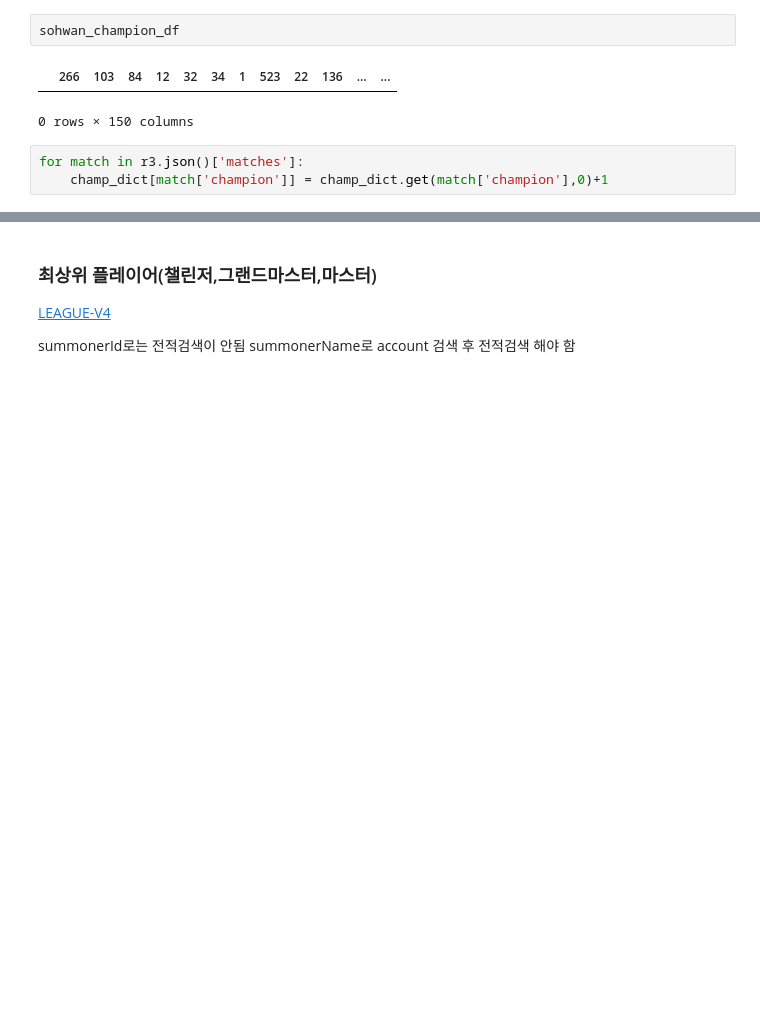
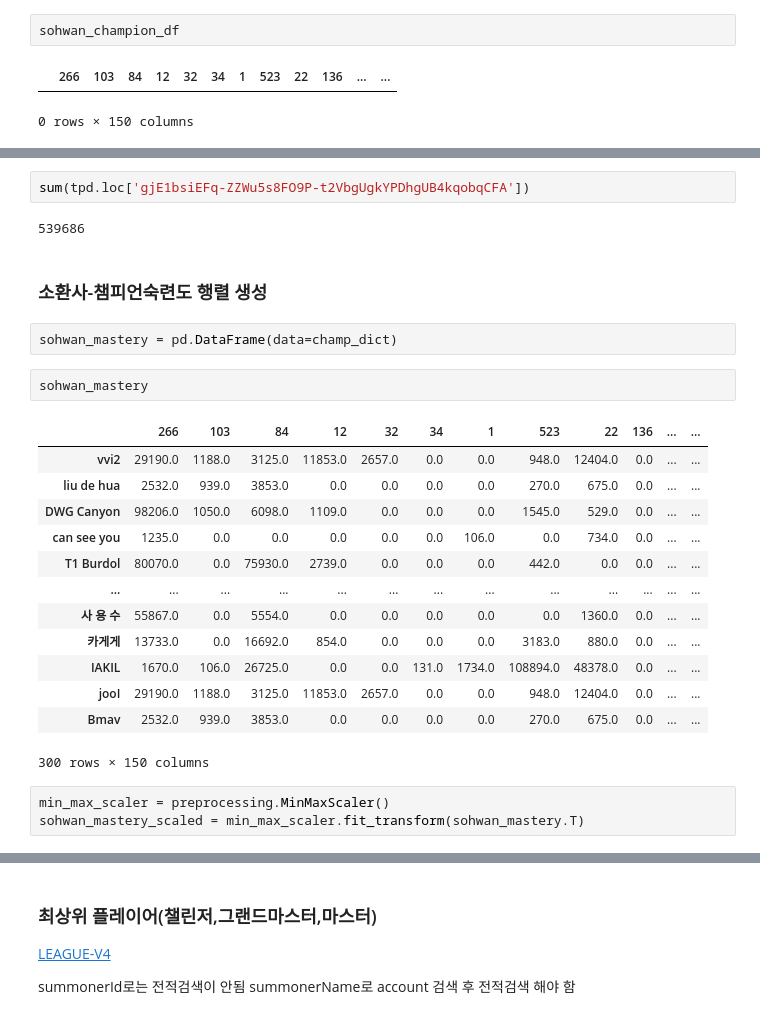
Before and after one commit to bright-jun/LOLBTI, a Jupyter notebook: doc/Riot API.ipynb, the cells around one changed output, grey strips where cells are left out. Cells and saved outputs as stored; diff of their text form; blank space fills up the shorter version.

```diff
--- a/doc/Riot API.ipynb
+++ b/doc/Riot API.ipynb
@@ -280,6 +311,3 @@ sohwan_champion_df
 # %% [output]
 |  | 266 | 103 | 84 | 12 | 32 | 34 | 1 | 523 | 22 | 136 | ... | ... |
 0 rows × 150 columns
-# %%
-for match in r3.json()['matches']:
-    champ_dict[match['champion']] = champ_dict.get(match['champion'],0)+1
@@ -305,0 +415,27 @@ champ_dict
+# %%
+sum(tpd.loc['gjE1bsiEFq-ZZWu5s8FO9P-t2VbgUgkYPDhgUB4kqobqCFA'])
+# %% [output]
+539686
+# %% [markdown]
+### 소환사-챔피언숙련도 행렬 생성
+# %%
+sohwan_mastery = pd.DataFrame(data=champ_dict)
+# %%
+sohwan_mastery
+# %% [output]
+|  | 266 | 103 | 84 | 12 | 32 | 34 | 1 | 523 | 22 | 136 | ... | ... |
+| vvi2 | 29190.0 | 1188.0 | 3125.0 | 11853.0 | 2657.0 | 0.0 | 0.0 | 948.0 | 12404.0 | 0.0 | ... | ... |
+| liu de hua | 2532.0 | 939.0 | 3853.0 | 0.0 | 0.0 | 0.0 | 0.0 | 270.0 | 675.0 | 0.0 | ... | ... |
+| DWG Canyon | 98206.0 | 1050.0 | 6098.0 | 1109.0 | 0.0 | 0.0 | 0.0 | 1545.0 | 529.0 | 0.0 | ... | ... |
+| can see you | 1235.0 | 0.0 | 0.0 | 0.0 | 0.0 | 0.0 | 106.0 | 0.0 | 734.0 | 0.0 | ... | ... |
+| T1 Burdol | 80070.0 | 0.0 | 75930.0 | 2739.0 | 0.0 | 0.0 | 0.0 | 442.0 | 0.0 | 0.0 | ... | ... |
+| ... | ... | ... | ... | ... | ... | ... | ... | ... | ... | ... | ... | ... |
+| 사 용 수 | 55867.0 | 0.0 | 5554.0 | 0.0 | 0.0 | 0.0 | 0.0 | 0.0 | 1360.0 | 0.0 | ... | ... |
+| 카게게 | 13733.0 | 0.0 | 16692.0 | 854.0 | 0.0 | 0.0 | 0.0 | 3183.0 | 880.0 | 0.0 | ... | ... |
+| IAKIL | 1670.0 | 106.0 | 26725.0 | 0.0 | 0.0 | 131.0 | 1734.0 | 108894.0 | 48378.0 | 0.0 | ... | ... |
+| jooI | 29190.0 | 1188.0 | 3125.0 | 11853.0 | 2657.0 | 0.0 | 0.0 | 948.0 | 12404.0 | 0.0 | ... | ... |
+| Bmav | 2532.0 | 939.0 | 3853.0 | 0.0 | 0.0 | 0.0 | 0.0 | 270.0 | 675.0 | 0.0 | ... | ... |
+300 rows × 150 columns
+# %%
+min_max_scaler = preprocessing.MinMaxScaler()
+sohwan_mastery_scaled = min_max_scaler.fit_transform(sohwan_mastery.T)
```
Also changed, not shown: parts of 89 cells of this notebook, 1 other file.
